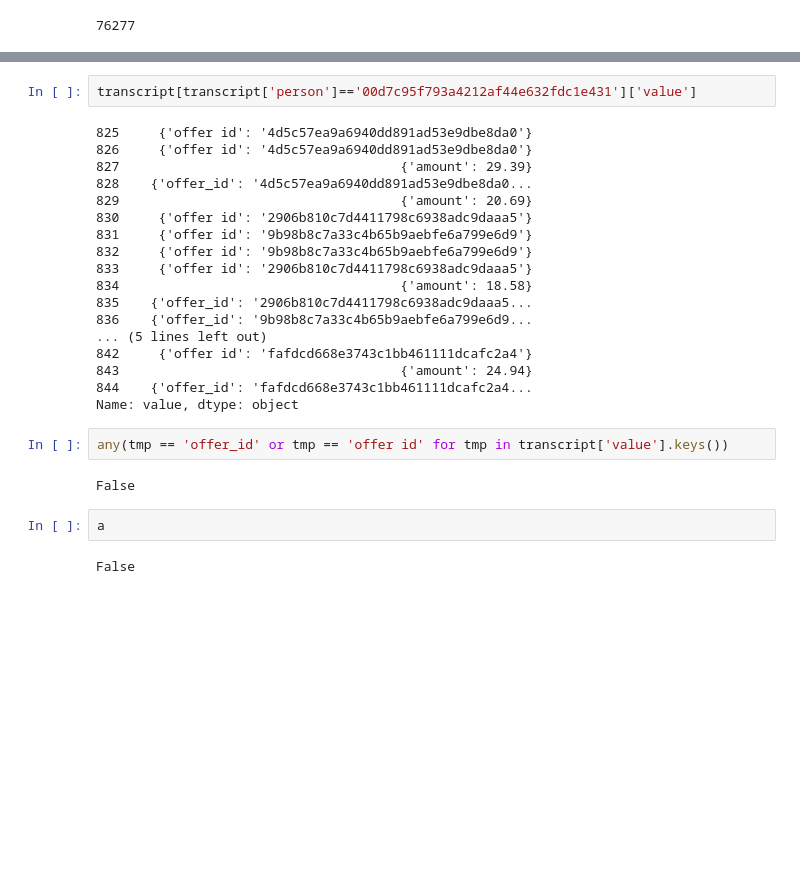
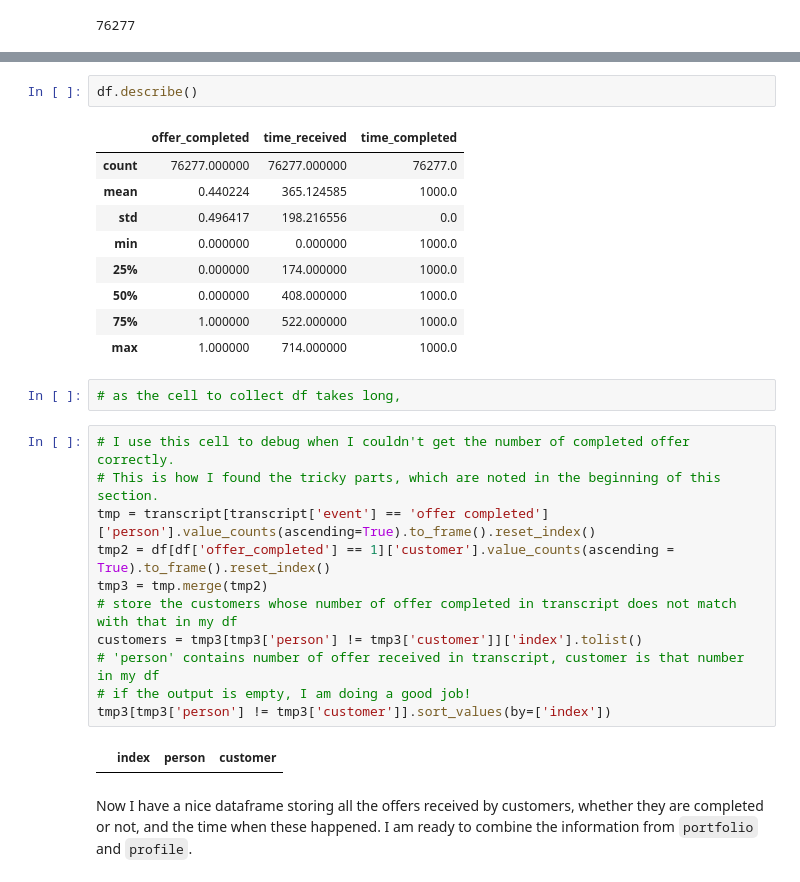
Before and after one commit to yanjiabai/Starbucks-Offer-Evaluation, a Jupyter notebook: Starbucks_Capstone_notebook.ipynb, the cells around one changed output, grey strips where cells are left out. Saved outputs shown, nothing was run; the diff lists cells and outputs as text; blank space fills up the shorter version.

```diff
--- a/Starbucks_Capstone_notebook.ipynb
+++ b/Starbucks_Capstone_notebook.ipynb
@@ -264,28 +202,29 @@ tmp3[tmp3['person'] != tmp3['customer']].sort_values(by=['index'])
-# %%
-transcript[transcript['person']=='00d7c95f793a4212af44e632fdc1e431']['value']
-# %% [output]
-825     {'offer id': '4d5c57ea9a6940dd891ad53e9dbe8da0'}
-826     {'offer id': '4d5c57ea9a6940dd891ad53e9dbe8da0'}
-827                                    {'amount': 29.39}
-828    {'offer_id': '4d5c57ea9a6940dd891ad53e9dbe8da0...
-829                                    {'amount': 20.69}
-830     {'offer id': '2906b810c7d4411798c6938adc9daaa5'}
-831     {'offer id': '9b98b8c7a33c4b65b9aebfe6a799e6d9'}
-832     {'offer id': '9b98b8c7a33c4b65b9aebfe6a799e6d9'}
-833     {'offer id': '2906b810c7d4411798c6938adc9daaa5'}
-834                                    {'amount': 18.58}
-835    {'offer_id': '2906b810c7d4411798c6938adc9daaa5...
-836    {'offer_id': '9b98b8c7a33c4b65b9aebfe6a799e6d9...
-... (5 lines left out)
-842     {'offer id': 'fafdcd668e3743c1bb461111dcafc2a4'}
-843                                    {'amount': 24.94}
-844    {'offer_id': 'fafdcd668e3743c1bb461111dcafc2a4...
-Name: value, dtype: object
-# %%
-any(tmp == 'offer_id' or tmp == 'offer id' for tmp in transcript['value'].keys())
-# %% [output]
-False
-# %%
-a
-# %% [output]
-False
+# %%
+df.describe()
+# %% [output]
+|  | offer_completed | time_received | time_completed |
+| count | 76277.000000 | 76277.000000 | 76277.0 |
+| mean | 0.440224 | 365.124585 | 1000.0 |
+| std | 0.496417 | 198.216556 | 0.0 |
+| min | 0.000000 | 0.000000 | 1000.0 |
+| 25% | 0.000000 | 174.000000 | 1000.0 |
+| 50% | 0.000000 | 408.000000 | 1000.0 |
+| 75% | 1.000000 | 522.000000 | 1000.0 |
+| max | 1.000000 | 714.000000 | 1000.0 |
+# %%
+# as the cell to collect df takes long,
+# %%
+# I use this cell to debug when I couldn't get the number of completed offer correctly.
+# This is how I found the tricky parts, which are noted in the beginning of this section.
+tmp = transcript[transcript['event'] == 'offer completed']['person'].value_counts(ascending=True).to_frame().reset_index()
+tmp2 = df[df['offer_completed'] == 1]['customer'].value_counts(ascending = True).to_frame().reset_index()
+tmp3 = tmp.merge(tmp2)
+# store the customers whose number of offer completed in transcript does not match with that in my df
+customers = tmp3[tmp3['person'] != tmp3['customer']]['index'].tolist()
+# 'person' contains number of offer received in transcript, customer is that number in my df
+# if the output is empty, I am doing a good job!
+tmp3[tmp3['person'] != tmp3['customer']].sort_values(by=['index'])
+# %% [output]
+|  | index | person | customer |
+# %% [markdown]
+Now I have a nice dataframe storing all the offers received by customers, whether they are completed or not, and the time when these happened. I am ready to combine the information from `portfolio` and `profile`.
```
Also changed, not shown: parts of 7 cells of this notebook.
